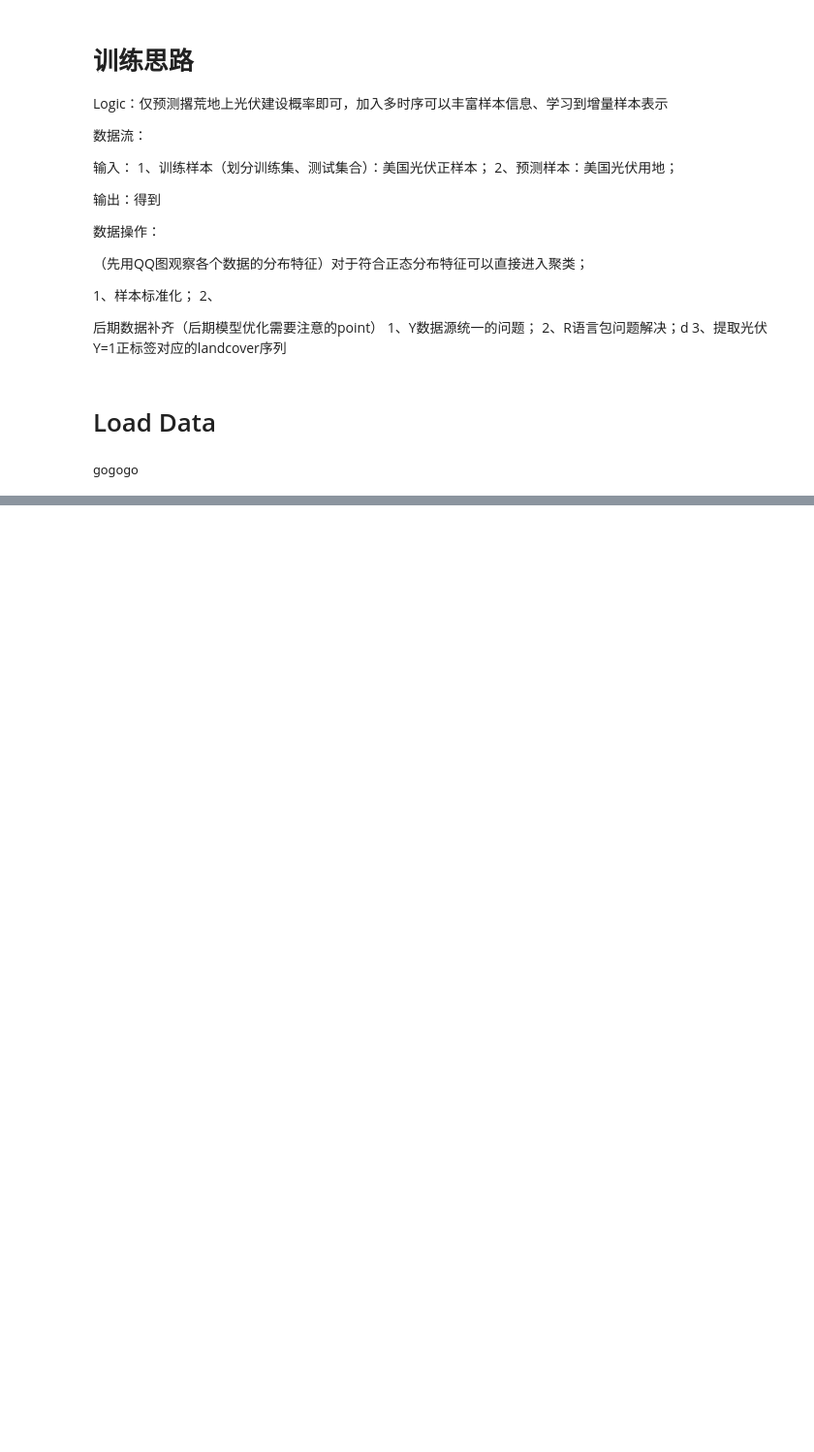
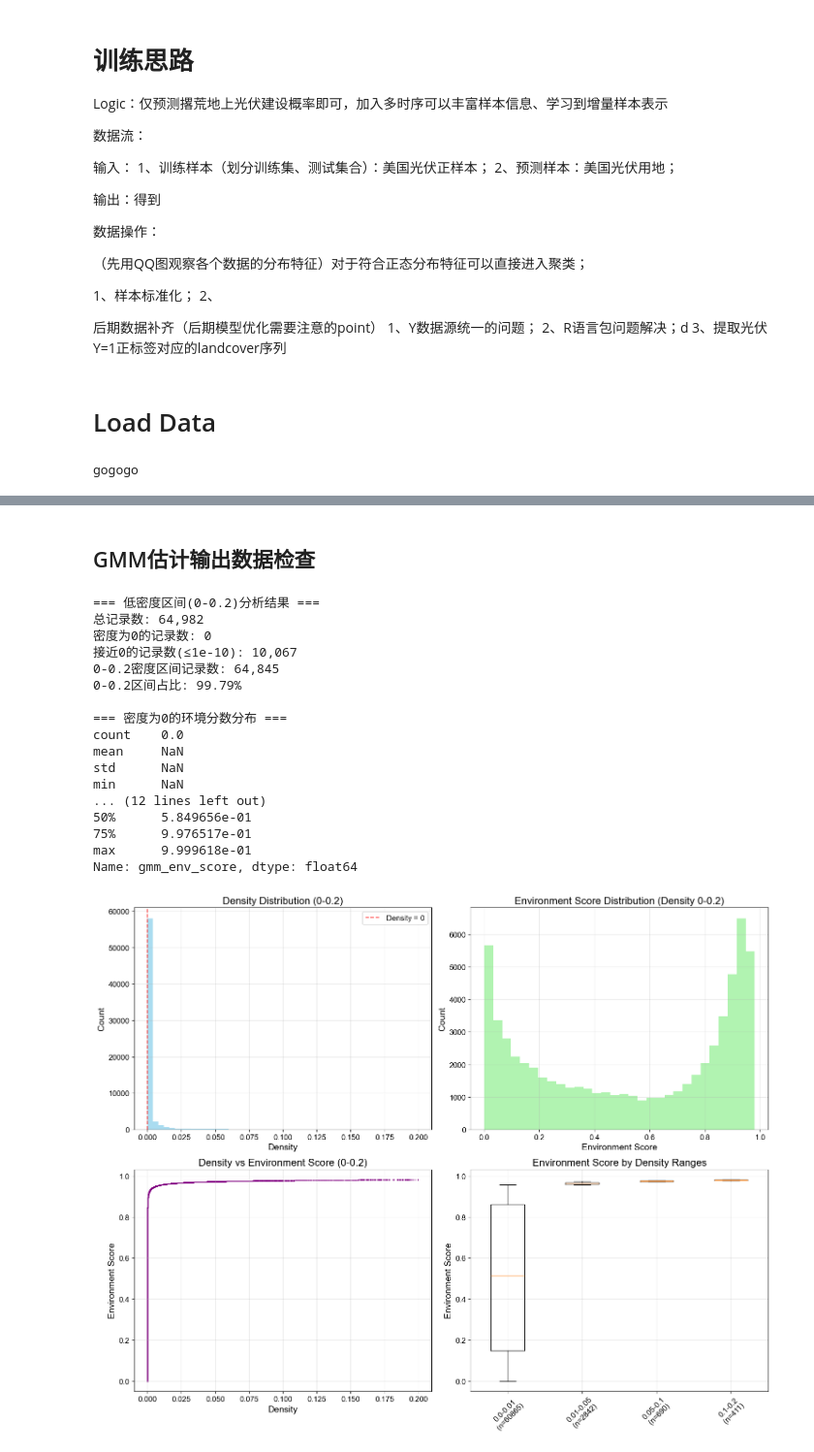
Before and after one commit to px39n/Landuse_Zhong, a Jupyter notebook: 3.0 pre-training.ipynb, the cells around one changed output, grey strips where cells are left out. Shown: that part at 97% size. Drawn from its saved outputs; the diff is of its cells as text; code cells hidden in the pictures; blank space fills up the shorter version.

```diff
--- a/3.0 pre-training.ipynb
+++ b/3.0 pre-training.ipynb
@@ -2601,22 +95,0 @@ df_abandon_filtered[features_no_coords]
-# %%
-# 将env_scores匹配到原始样本的经纬度上并保存
-df_abandon_filtered['env_scores'] = env_scores
-# Try saving with different encoding
-df_abandon_filtered.to_csv('./data/abandon_filtered_with_scores.csv', index=False)# 绘制地图
-plt.figure(figsize=(10,6))
-
-# 绘制待预测点
-plt.scatter(df_abandon_filtered['lon'], df_abandon_filtered['lat'],
-           c=df_abandon_filtered['env_scores'], cmap='viridis',
-           alpha=0.5, label='Prediction Points')
-
-# 叠加训练样本点
-plt.scatter(df_embedding_fill['lon'], df_embedding_fill['lat'],
-           color='red', alpha=0.5, s=20, label='Training Points')
-
-plt.colorbar(label='Environmental Scores')
-plt.xlabel('Longitude')
-plt.ylabel('Latitude')
-plt.title('Spatial Distribution of Environmental Scores')
-plt.legend()
-plt.show()
@@ -2622,0 +3193,2 @@ plt.show()
+# %% [markdown]
+## GMM估计输出数据检查
@@ -2622,0 +3364,30 @@ plt.show()
+# %%
+# 1. 运行分析
+
+result = pd.read_csv(r"data\US_data\gmm_env_scores_US.csv")
+results_2 = analyze_low_density_distribution(result)
+
+# 2. 打印关键统计
+print_key_statistics(results_2)
+
+# 3. 可视化分析
+plot_low_density_analysis(results)
+# %% [output]
+=== 低密度区间(0-0.2)分析结果 ===
+总记录数: 64,982
+密度为0的记录数: 0
+接近0的记录数(≤1e-10): 10,067
+0-0.2密度区间记录数: 64,845
+0-0.2区间占比: 99.79%
+
+=== 密度为0的环境分数分布 ===
+count    0.0
+mean     NaN
+std      NaN
+min      NaN
+... (12 lines left out)
+50%      5.849656e-01
+75%      9.976517e-01
+max      9.999618e-01
+Name: gmm_env_score, dtype: float64
+[figure, added]
```
Also changed, not shown: parts of 35 cells of this notebook, 6 other files.
